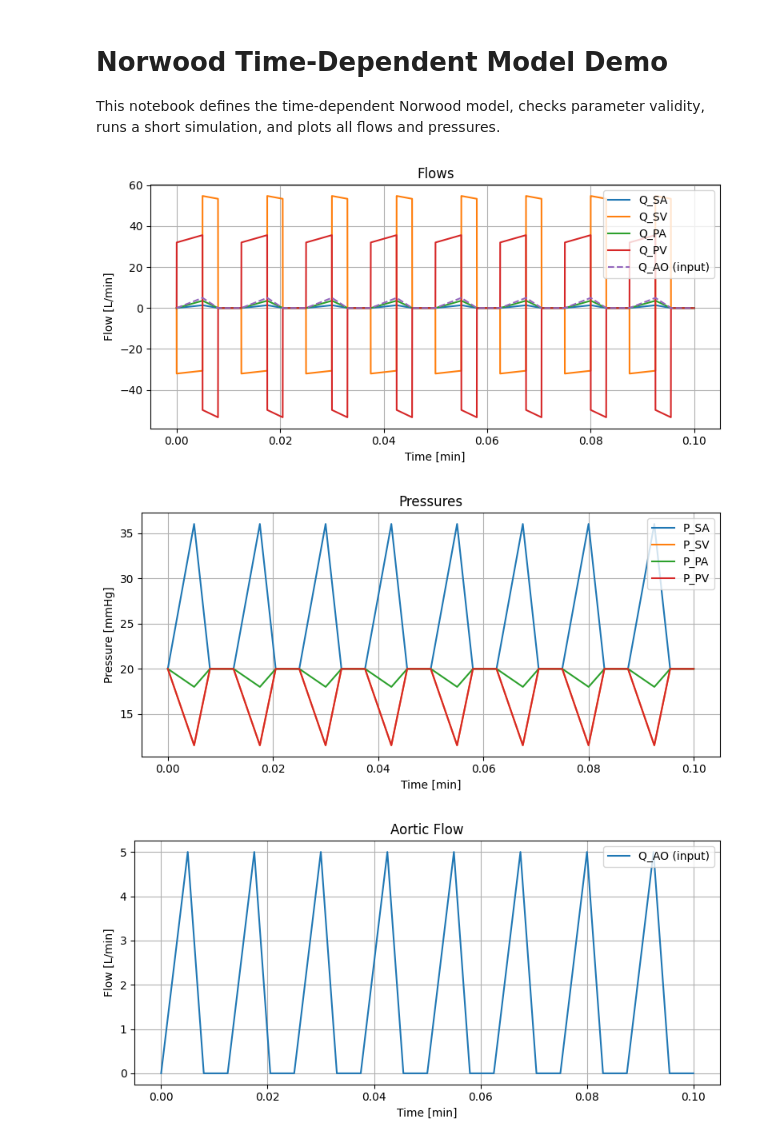
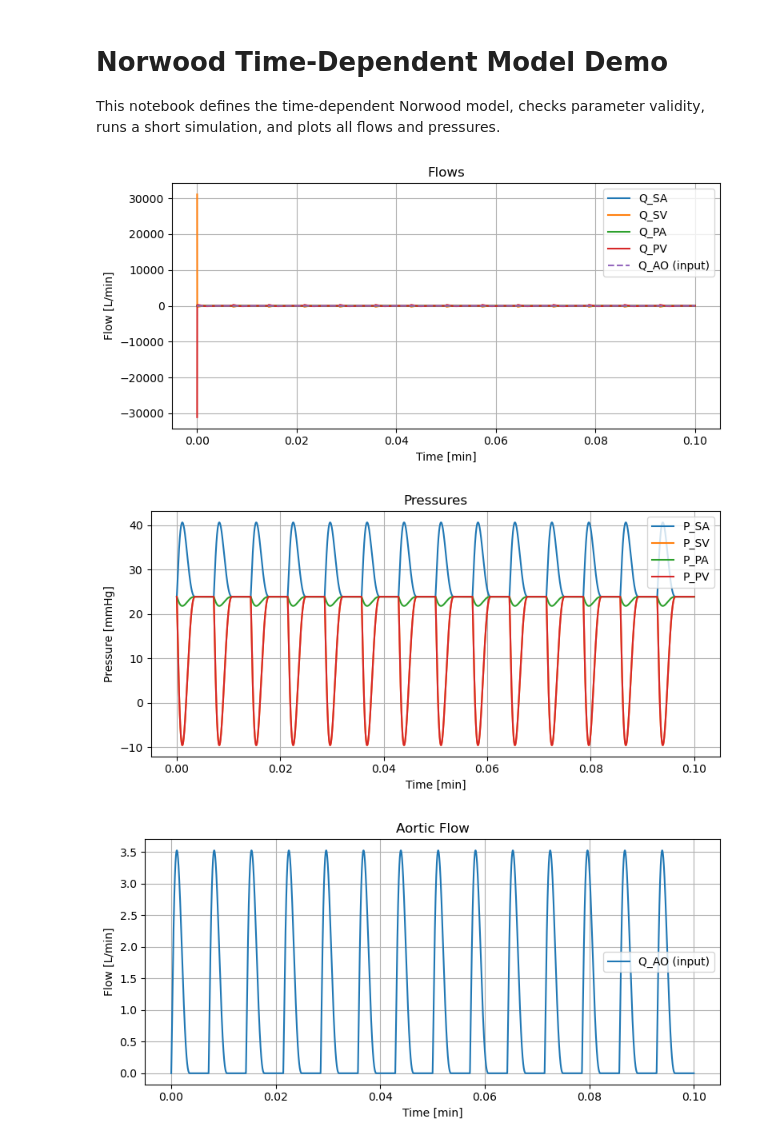
Before and after one commit to vikramshah-01/CMOR_Capstone_2025-2026, a Jupyter notebook: time_dependent_simulation.ipynb, the cells around one changed output. Drawn from its saved outputs; the diff is of its cells as text; code cells hidden in the pictures.

Commit message:
added updated basic time dependend model

```diff
--- a/time_dependent_simulation.ipynb
+++ b/time_dependent_simulation.ipynb
@@ -9,15 +9,16 @@ import matplotlib.pyplot as plt
 
 # Import your functions
 from src.time_dependent_model import time_dependent_norwood, Q_Ao
+from src.time_dependent_model import time_dependent_norwood_valve, Q_Ao_2
 
 # ----------------------------------------------------
 # Simulation parameters (all times in MINUTES)
 # ----------------------------------------------------
 
 # Resistances (Wood units = mmHg·min / L)
-R_s   = 17.5
-R_p   = 1.79
-R_BTS = 5.0
+R_s   = 35 #17.5
+R_p   = 15 #1.79
+R_BTS = 9 #5.0
 
 # Compliances (L/mmHg)
 C_s = 0.01     # 1 mL/mmHg = 0.001 L/mmHg
@@ -41,12 +42,12 @@ dt = 0.00001
     R_s, R_p, R_BTS,
     C_s, C_p,
     P_sa_0, P_pa_0,
-    Q_Ao,
+    Q_Ao_2,
     t_end, dt
 )
 
 # Q_AO evaluated on same grid
-Q_AO = np.array([Q_Ao(ti) for ti in t])
+Q_AO = np.array([Q_Ao_2(ti) for ti in t])
 
 # ----------------------------------------------------
 # Plot flows: all in L/min vs time in minutes
@@ -68,33 +69,89 @@ plt.tight_layout()
 # ----------------------------------------------------
 # Plot pressures: mmHg vs time in minutes
 # ----------------------------------------------------
 
 plt.figure(figsize=(8,4))
 plt.plot(t, P_sa, label="P_SA")
 plt.plot(t, P_sv, label="P_SV")
 plt.plot(t, P_pa, label="P_PA")
 plt.plot(t, P_pv, label="P_PV")
 plt.xlabel("Time [min]")
 plt.ylabel("Pressure [mmHg]")
 plt.title("Pressures")
 plt.legend()
 plt.grid(True)
 plt.tight_layout()
 
 plt.show()
 
 
 plt.figure(figsize=(8,4))
 plt.plot(t, Q_AO, "-", label="Q_AO (input)")
 plt.xlabel("Time [min]")
 plt.ylabel("Flow [L/min]")
 plt.title("Aortic Flow")
 plt.legend()
 plt.grid(True)
 plt.tight_layout()
 
 plt.show()
+
+(t, Q_sa, Q_sv, Q_pa, Q_pv, P_sa, P_sv, P_pa, P_pv) = time_dependent_norwood_valve(
+    R_s, R_p, R_BTS,
+    C_s, C_p,
+    P_sa_0, P_pa_0,
+    Q_Ao_2,
+    t_end, dt
+)
+
+
+# ----------------------------------------------------
+# Plot flows: all in L/min vs time in minutes
+# ----------------------------------------------------
+
+plt.figure(figsize=(8,4))
+plt.plot(t, Q_sa, label="Q_SA")
+plt.plot(t, Q_sv, label="Q_SV")
+plt.plot(t, Q_pa, label="Q_PA")
+plt.plot(t, Q_pv, label="Q_PV")
+plt.plot(t, Q_AO, "--", label="Q_AO (input)")
+plt.xlabel("Time [min]")
+plt.ylabel("Flow [L/min]")
+plt.title("Flows")
+plt.legend()
+plt.grid(True)
+plt.tight_layout()
+
+# ----------------------------------------------------
+# Plot pressures: mmHg vs time in minutes
+# ----------------------------------------------------
+
+plt.figure(figsize=(8,4))
+plt.plot(t, P_sa, label="P_SA")
+plt.plot(t, P_sv, label="P_SV")
+plt.plot(t, P_pa, label="P_PA")
+plt.plot(t, P_pv, label="P_PV")
+plt.xlabel("Time [min]")
+plt.ylabel("Pressure [mmHg]")
+plt.title("Pressures")
+plt.legend()
+plt.grid(True)
+plt.tight_layout()
+
+plt.show()
+
+
+plt.figure(figsize=(8,4))
+plt.plot(t, Q_AO, "-", label="Q_AO (input)")
+plt.xlabel("Time [min]")
+plt.ylabel("Flow [L/min]")
+plt.title("Aortic Flow")
+plt.legend()
+plt.grid(True)
+plt.tight_layout()
+
+plt.show()
 # %% [output]
-[figure, old version]
+[figure, new version]
-[figure, old version]
+[figure, new version]
-[figure, old version]
+[figure, new version]
```
Also changed, not shown: parts of 1 cell of this notebook, 1 other file.
